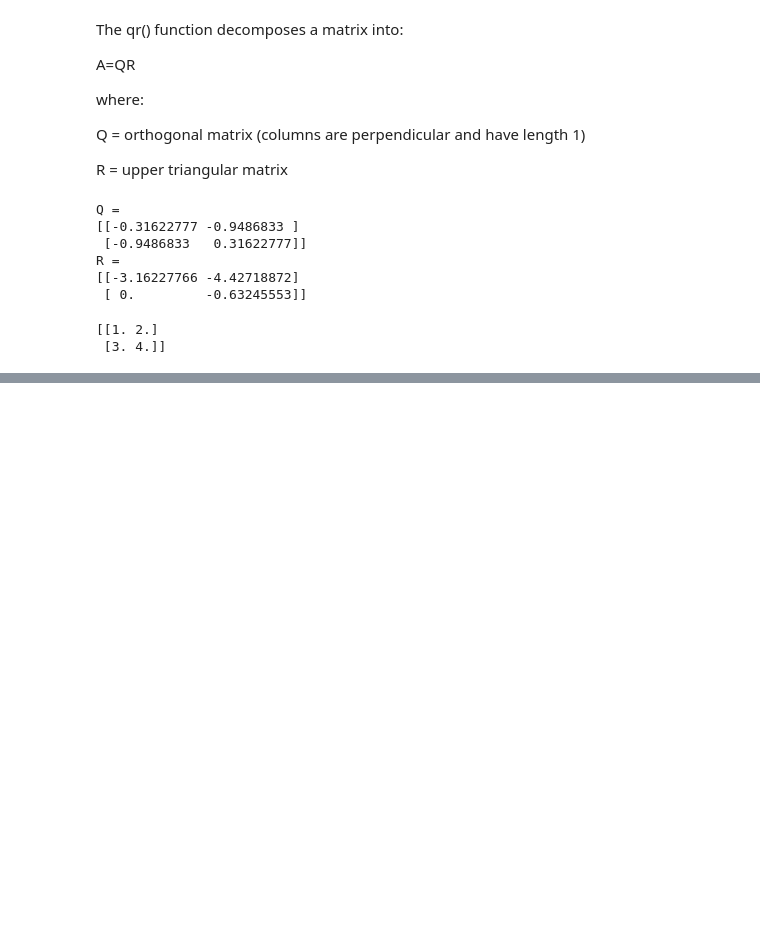
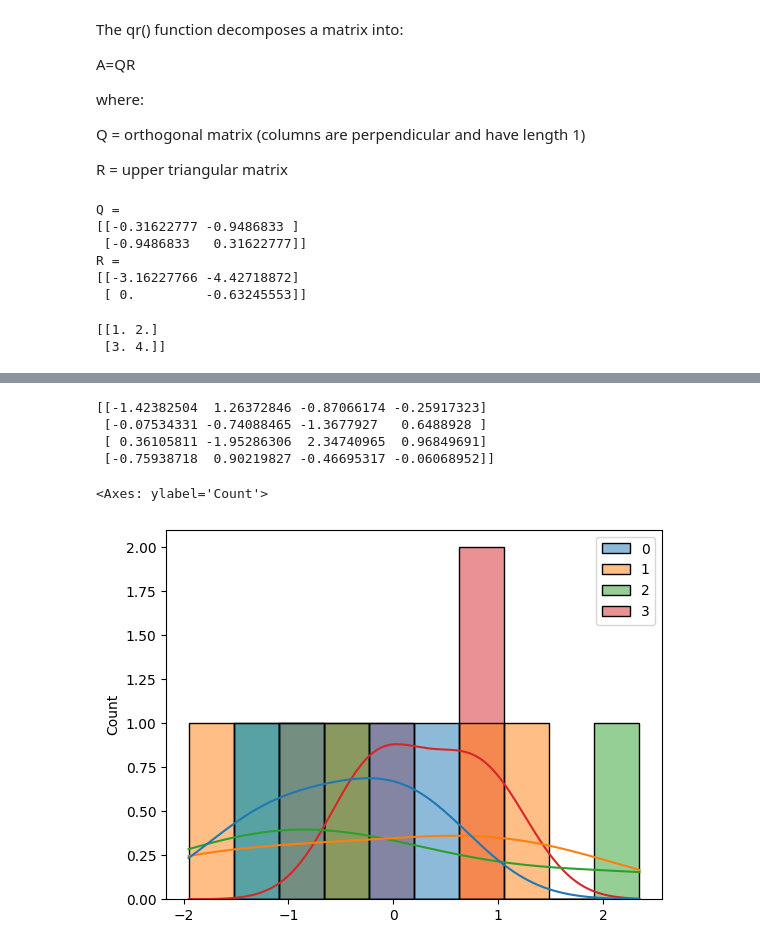
Before and after one commit to Yashraj-singh785/NUMPY, a Jupyter notebook: Numpy.ipynb, the cells around one changed output, grey strips where cells are left out. Saved outputs shown, nothing was run; the diff lists cells and outputs as text; code cells hidden in the pictures; blank space fills up the shorter version.

Commit message:
lec.6 (pseudorandom generator )

```diff
--- a/Numpy.ipynb
+++ b/Numpy.ipynb
@@ -828,0 +837,17 @@ Lecture 6: Pseudorandom Number Generation & A Practical Example (Generating rand
+# %%
+# Create a random number generator instance with an optional seed
+rng = np.random.default_rng(seed = 12345)
+
+# Generate a 4x4 array of samples from the standard normal distribution
+data = rng.standard_normal((4,4))
+print(data)
+
+import seaborn as sns
+sns.histplot(data , bins =10 ,kde =True)
+# %% [output]
+[[-1.42382504  1.26372846 -0.87066174 -0.25917323]
+ [-0.07534331 -0.74088465 -1.3677927   0.6488928 ]
+ [ 0.36105811 -1.95286306  2.34740965  0.96849691]
+ [-0.75938718  0.90219827 -0.46695317 -0.06068952]]
+<Axes: ylabel='Count'>
+[figure, added]
```
Also changed, not shown: parts of 12 cells of this notebook.
